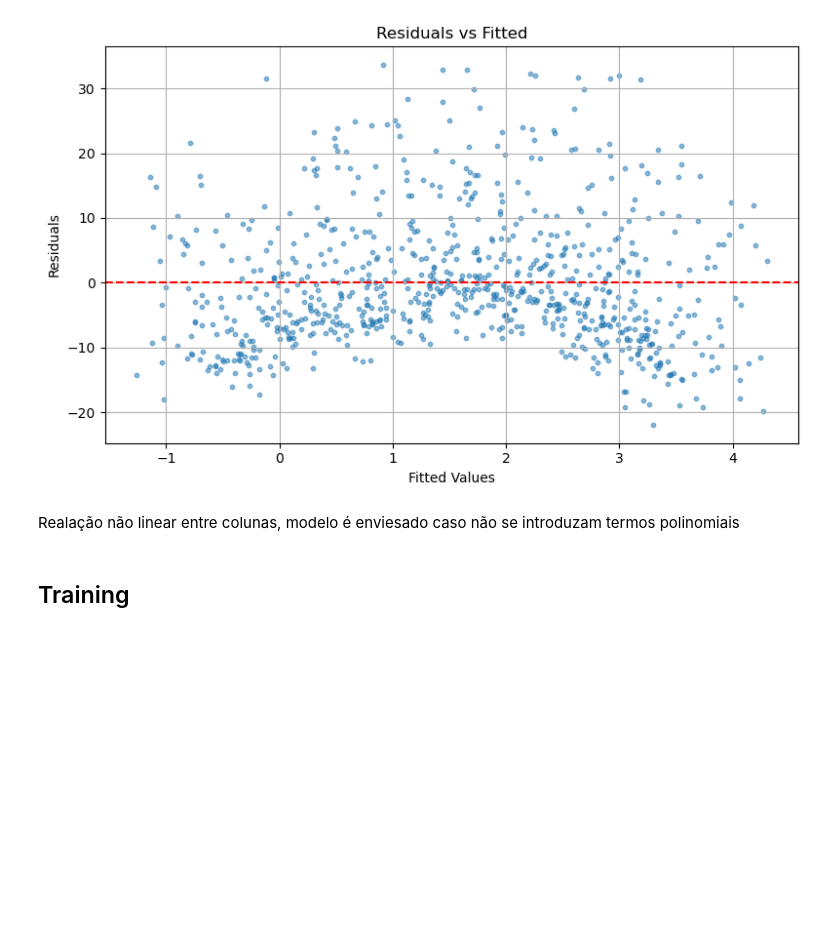
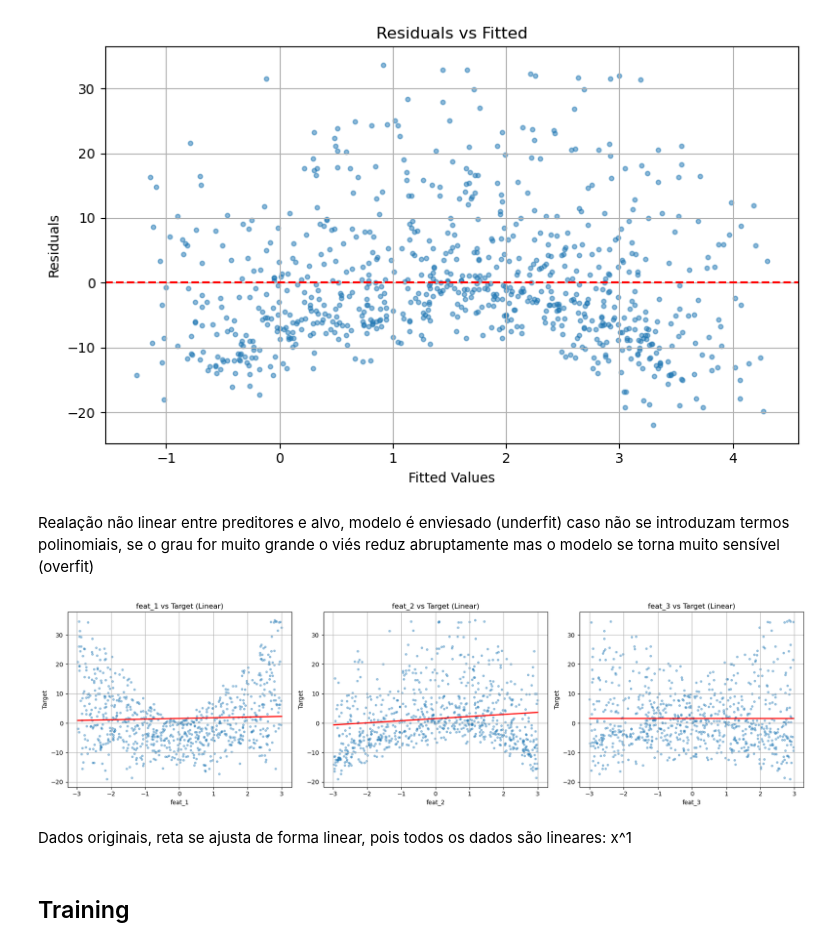
Before and after one commit to KevBoyz/data-science, a Jupyter notebook: Machine_Learning/Supervised/polinomial_regression.ipynb, the cells around one changed output. Saved outputs shown, nothing was run; the diff lists cells and outputs as text; code cells hidden in the pictures; blank space fills up the shorter version.

Commit message:
show

```diff
--- a/Machine_Learning/Supervised/polinomial_regression.ipynb
+++ b/Machine_Learning/Supervised/polinomial_regression.ipynb
@@ -71,7 +71,39 @@ plt.show()
 # %% [output]
 [figure]
 # %% [markdown]
-Realação não linear entre colunas, modelo é enviesado caso não se introduzam termos polinomiais
+Realação não linear entre preditores e alvo, modelo é enviesado (underfit) caso não se introduzam termos polinomiais, se o grau for muito grande o viés reduz abruptamente mas o modelo se torna muito sensível (overfit)
+# %%
+linear_model = Pipeline([
+    ('std', StandardScaler()),
+    ('model', LinearRegression())
+])
+linear_model.fit(X_train, y_train)
+
+fig, axes = plt.subplots(1, 3, figsize=(18, 5))
+feature_names = ['feat_1', 'feat_2', 'feat_3']
+X_mean = X_train.mean().values
+
+for ax, feat_idx, feat_name in zip(axes, range(3), feature_names):
+    ax.scatter(X_train.iloc[:, feat_idx], y_train, alpha=0.4, s=10)
+
+    x_range = np.linspace(X_train.iloc[:, feat_idx].min(), X_train.iloc[:, feat_idx].max(), 100)
+    X_grid = pd.DataFrame(np.tile(X_mean, (100, 1)), columns=X_train.columns)
+    X_grid.iloc[:, feat_idx] = x_range
+
+    y_grid = linear_model.predict(X_grid)
+    ax.plot(x_range, y_grid, color='red', linewidth=2)
+
+    ax.set_xlabel(feat_name)
+    ax.set_ylabel('Target')
+    ax.set_title(f'{feat_name} vs Target (Linear)')
+    ax.grid(True)
+
+plt.tight_layout()
+plt.show()
+# %% [output]
+[figure, added]
+# %% [markdown]
+Dados originais, reta se ajusta de forma linear, pois todos os dados são lineares: x^1
 # %% [markdown]
 ## Training
 # %%
```
Also changed, not shown: parts of 11 cells of this notebook.
